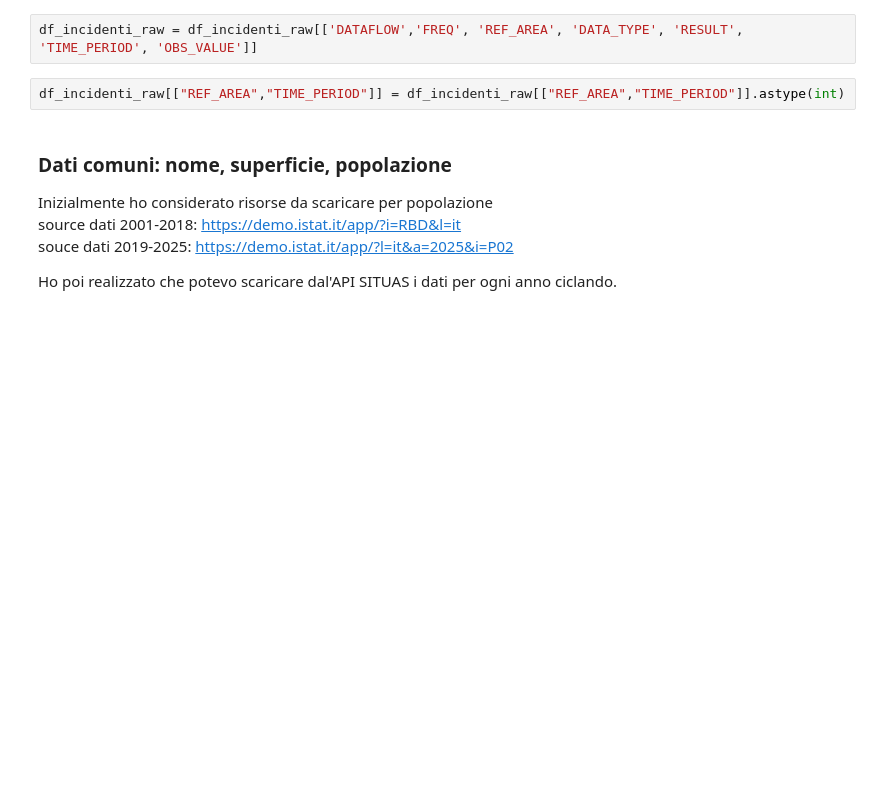
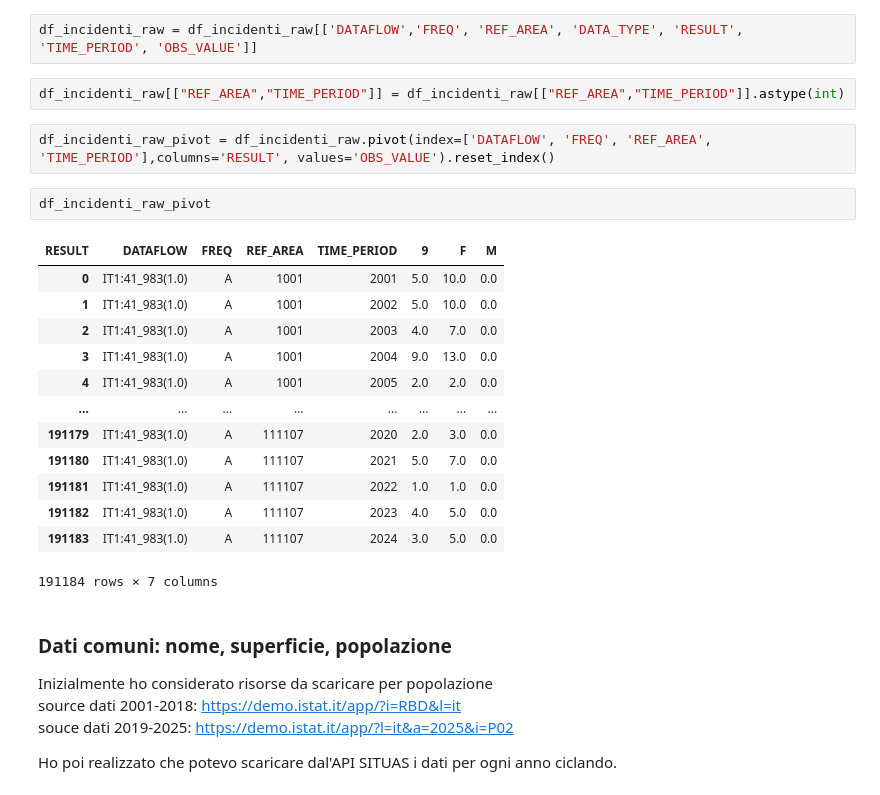
Before and after one commit to giuliocipone-lang/Boolean_capstone_project, a Jupyter notebook: sandbox/notebook1.ipynb, the cells around one changed output. Saved outputs shown, nothing was run; the diff lists cells and outputs as text; blank space fills up the shorter version.

```diff
--- a/sandbox/notebook1.ipynb
+++ b/sandbox/notebook1.ipynb
@@ -171,8 +171,26 @@ for i in range(2001,current_year): #metto current_year nel range perché il rang
 df_incidenti_raw = pd.concat(dfs_incidenti, ignore_index=True)
 # %%
 df_incidenti_raw = df_incidenti_raw[['DATAFLOW','FREQ', 'REF_AREA', 'DATA_TYPE', 'RESULT', 'TIME_PERIOD', 'OBS_VALUE']]
-# %%
-df_incidenti_raw[["REF_AREA","TIME_PERIOD"]] = df_incidenti_raw[["REF_AREA","TIME_PERIOD"]].astype(int)
+# %%
+df_incidenti_raw[["REF_AREA","TIME_PERIOD"]] = df_incidenti_raw[["REF_AREA","TIME_PERIOD"]].astype(int)
+# %%
+df_incidenti_raw_pivot = df_incidenti_raw.pivot(index=['DATAFLOW', 'FREQ', 'REF_AREA', 'TIME_PERIOD'],columns='RESULT', values='OBS_VALUE').reset_index()
+# %%
+df_incidenti_raw_pivot
+# %% [output]
+| RESULT | DATAFLOW | FREQ | REF_AREA | TIME_PERIOD | 9 | F | M |
+| 0 | IT1:41_983(1.0) | A | 1001 | 2001 | 5.0 | 10.0 | 0.0 |
+| 1 | IT1:41_983(1.0) | A | 1001 | 2002 | 5.0 | 10.0 | 0.0 |
+| 2 | IT1:41_983(1.0) | A | 1001 | 2003 | 4.0 | 7.0 | 0.0 |
+| 3 | IT1:41_983(1.0) | A | 1001 | 2004 | 9.0 | 13.0 | 0.0 |
+| 4 | IT1:41_983(1.0) | A | 1001 | 2005 | 2.0 | 2.0 | 0.0 |
+| ... | ... | ... | ... | ... | ... | ... | ... |
+| 191179 | IT1:41_983(1.0) | A | 111107 | 2020 | 2.0 | 3.0 | 0.0 |
+| 191180 | IT1:41_983(1.0) | A | 111107 | 2021 | 5.0 | 7.0 | 0.0 |
+| 191181 | IT1:41_983(1.0) | A | 111107 | 2022 | 1.0 | 1.0 | 0.0 |
+| 191182 | IT1:41_983(1.0) | A | 111107 | 2023 | 4.0 | 5.0 | 0.0 |
+| 191183 | IT1:41_983(1.0) | A | 111107 | 2024 | 3.0 | 5.0 | 0.0 |
+191184 rows × 7 columns
 # %% [markdown]
 ### Dati comuni: nome, superficie, popolazione
 
```
Also changed, not shown: parts of 8 cells of this notebook.
